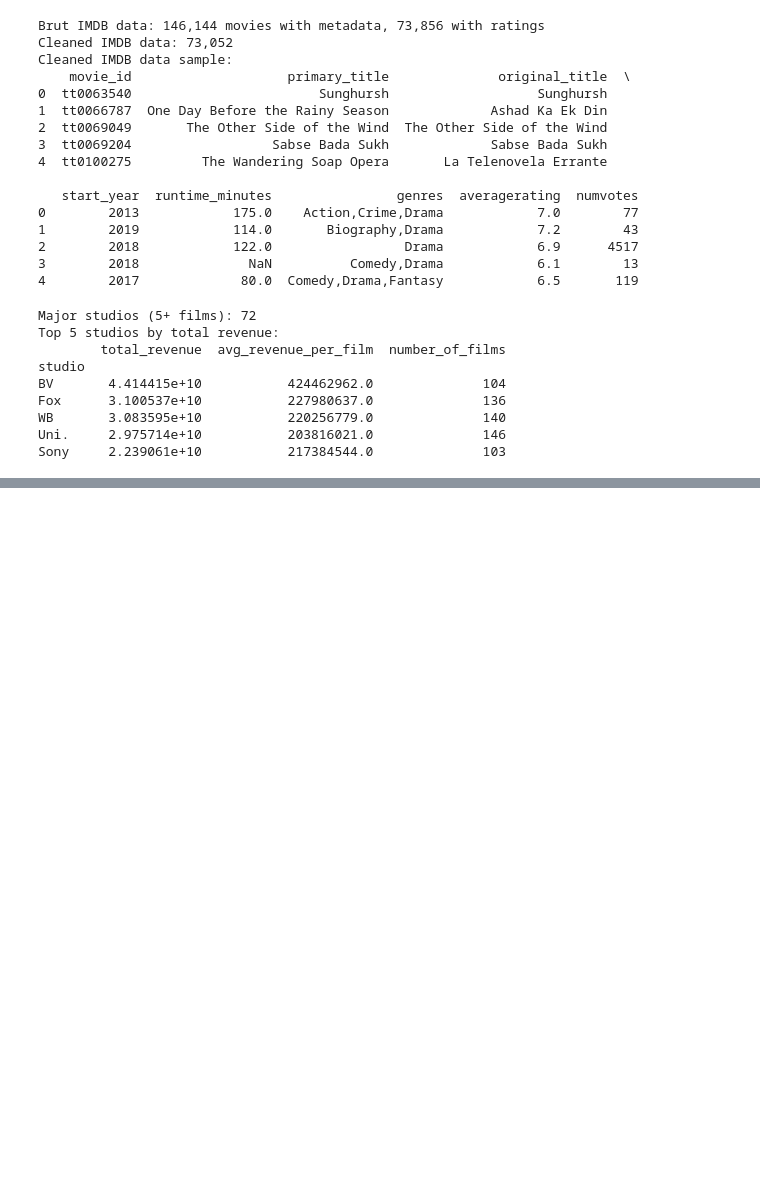
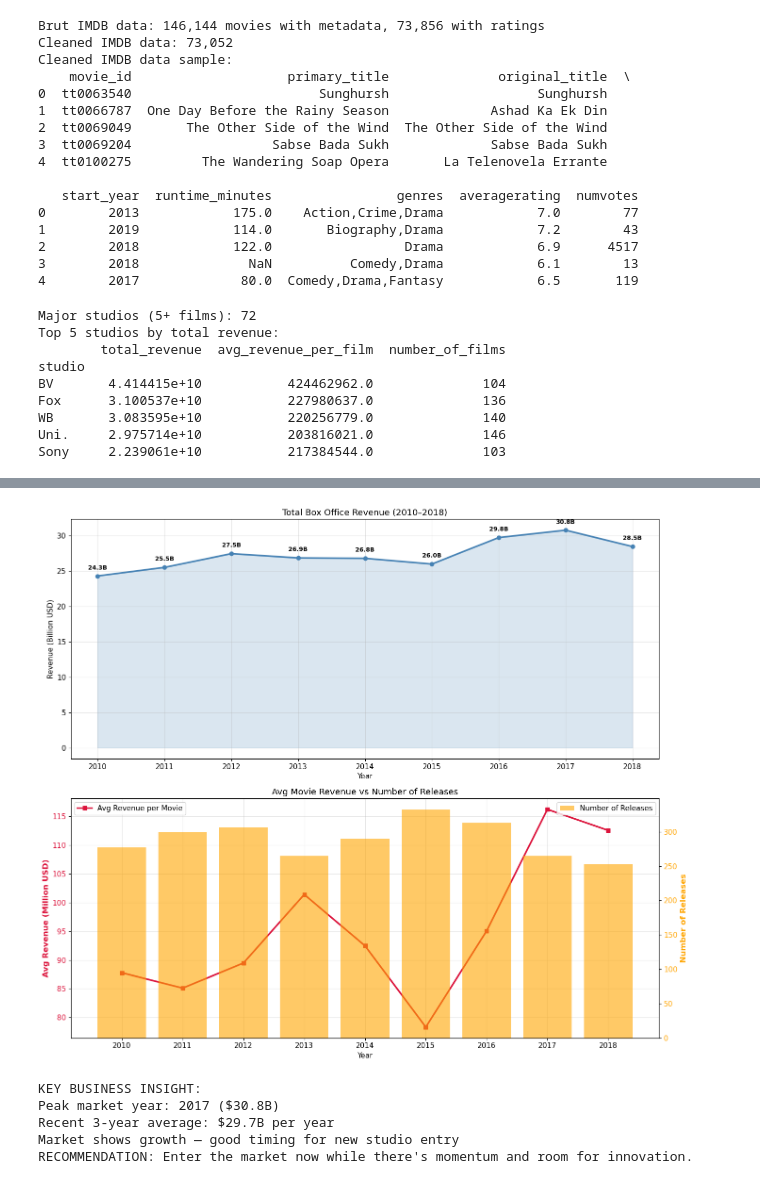
Before and after one commit to djeudy/dsc-phase-2-project-v3, a Jupyter notebook: student.ipynb, the cells around one changed output, grey strips where cells are left out. Cells and saved outputs as stored; diff of their text form; code cells hidden in the pictures; blank space fills up the shorter version.

Commit message:
analysis movies

```diff
--- a/student.ipynb
+++ b/student.ipynb
@@ -217,3 +217,75 @@ this is the business insight of our analysis :
 Highest rated genre: Documentary (7.3/10)
 Most engaging genre: Adventure (22K votes)
 RECOMMENDATION: We shoulf Focus on Documentary, News,Biography and Music to  success
+# %%
+# Analyse des tendances annuelles
+yearly = (
+    box_office_data.groupby('year')
+    .agg(total_revenue=('total_gross', 'sum'),
+         avg_revenue=('total_gross', 'mean'),
+         num_releases=('total_gross', 'count'))
+    .round(0)
+)
+
+
+yearly['total_revenue_B'] = yearly['total_revenue'] / 1000000000
+yearly['avg_revenue_M'] = yearly['avg_revenue'] / 1000000
+
+
+
+fig, (ax1, ax2) = plt.subplots(2, 1, figsize=(14, 12))
+
+# Revenus totaux
+ax1.plot(years, yearly['total_revenue_B'], marker='o', linewidth=2.5, color='steelblue')
+ax1.fill_between(years, yearly['total_revenue_B'], alpha=0.2, color='steelblue')
+ax1.set(title='Total Box Office Revenue (2010–2018)',
+        xlabel='Year', ylabel='Revenue (Billion USD)')
+ax1.grid(alpha=0.3)
+ax1.set_xticks(years)
+
+
+for x, y in zip(years, yearly['total_revenue_B']):
+    ax1.annotate(f'{y:.1f}B', (x, y), textcoords="offset points", xytext=(0, 10),
+                 ha='center', fontsize=9, fontweight='bold')
+
+ax2_twin = ax2.twinx()
+
+ax2.plot(years, yearly['avg_revenue_M'], marker='s', color='crimson', linewidth=2.5, label='Avg Revenue per Movie')
+ax2.set_ylabel('Avg Revenue (Million USD)', color='crimson', fontsize=12, fontweight='bold')
+ax2.tick_params(axis='y', labelcolor='crimson')
+
+bars = ax2_twin.bar(years, yearly['num_releases'], color='orange', alpha=0.6, label='Number of Releases')
+ax2_twin.set_ylabel('Number of Releases', color='orange', fontsize=12, fontweight='bold')
+ax2_twin.tick_params(axis='y', labelcolor='orange')
+
+ax2.set_title('Avg Movie Revenue vs Number of Releases')
+ax2.set_xlabel('Year')
+ax2.grid(alpha=0.3)
+ax2.set_xticks(years)
+
+
+ax2.legend(loc='upper left')
+ax2_twin.legend(loc='upper right')
+
+plt.tight_layout()
+plt.show()
+
+# Insights business
+peak_year = yearly['total_revenue_B'].idxmax()
+peak_value = yearly.loc[peak_year, 'total_revenue_B']
+recent_avg = yearly.tail(3)['total_revenue_B'].mean()
+early_avg = yearly.head(3)['total_revenue_B'].mean()
+trend = "growth" if recent_avg > early_avg else "stability"
+
+print("KEY BUSINESS INSIGHT:")
+print(f"Peak market year: {peak_year} (${peak_value:.1f}B)")
+print(f"Recent 3-year average: ${recent_avg:.1f}B per year")
+print(f"Market shows {trend} — good timing for new studio entry")
+print("RECOMMENDATION: Enter the market now while there's momentum and room for innovation.")
+# %% [output]
+[figure, added]
+KEY BUSINESS INSIGHT:
+Peak market year: 2017 ($30.8B)
+Recent 3-year average: $29.7B per year
+Market shows growth — good timing for new studio entry
+RECOMMENDATION: Enter the market now while there's momentum and room for innovation.
```
Also changed, not shown: parts of 1 cell of this notebook.
